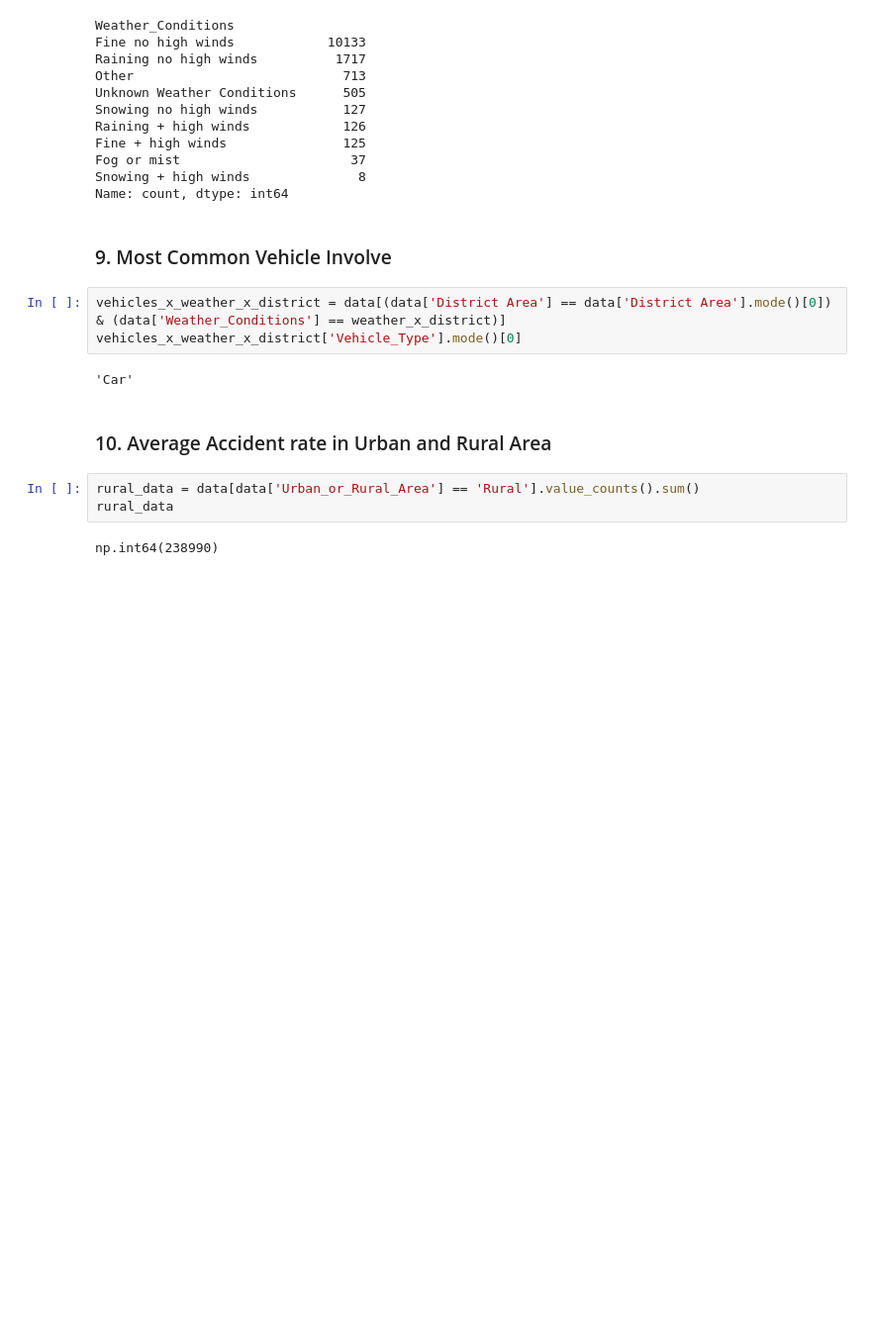
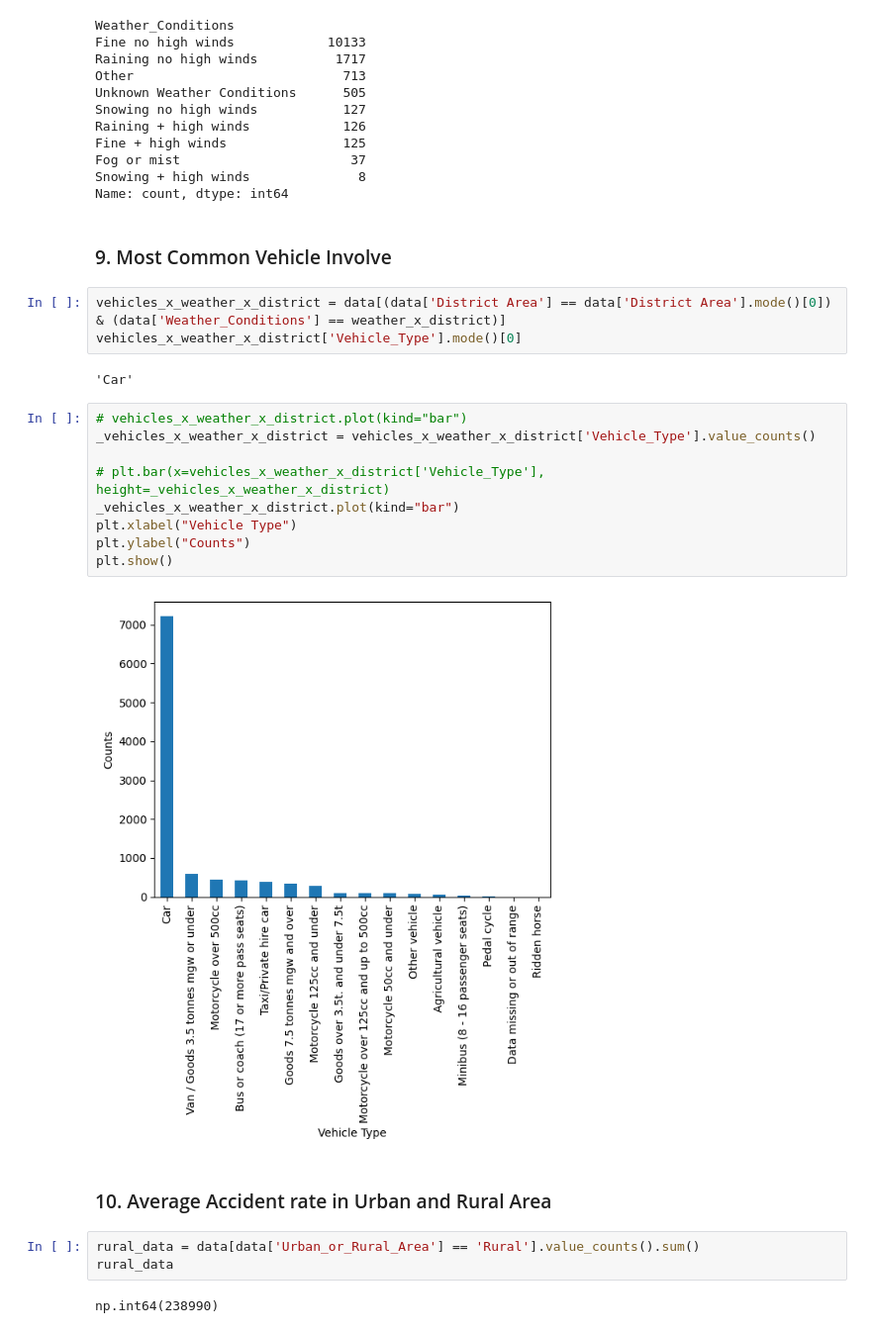
Before and after one commit to RyannKim327/Jupyter-Notebook, a Jupyter notebook: ITD - 3B/activity 4 na di pa sure.ipynb, the cells around one changed output. Shown at 99% size. Saved outputs shown, nothing was run; the diff lists cells and outputs as text; blank space fills up the shorter version.

```diff
--- a/ITD - 3B/activity 4 - b.ipynb
+++ b/ITD - 3B/activity 4 na di pa sure.ipynb
@@ -360,6 +360,17 @@ vehicles_x_weather_x_district = data[(data['District Area'] == data['District Ar
 vehicles_x_weather_x_district['Vehicle_Type'].mode()[0]
 # %% [output]
 'Car'
+# %%
+# vehicles_x_weather_x_district.plot(kind="bar")
+_vehicles_x_weather_x_district = vehicles_x_weather_x_district['Vehicle_Type'].value_counts()
+
+# plt.bar(x=vehicles_x_weather_x_district['Vehicle_Type'], height=_vehicles_x_weather_x_district)
+_vehicles_x_weather_x_district.plot(kind="bar")
+plt.xlabel("Vehicle Type")
+plt.ylabel("Counts")
+plt.show()
+# %% [output]
+[figure, added]
 # %% [markdown]
 ### 10. Average Accident rate in Urban and Rural Area
 # %%
```
Also changed, not shown: parts of 9 cells of this notebook, 3 other files.
